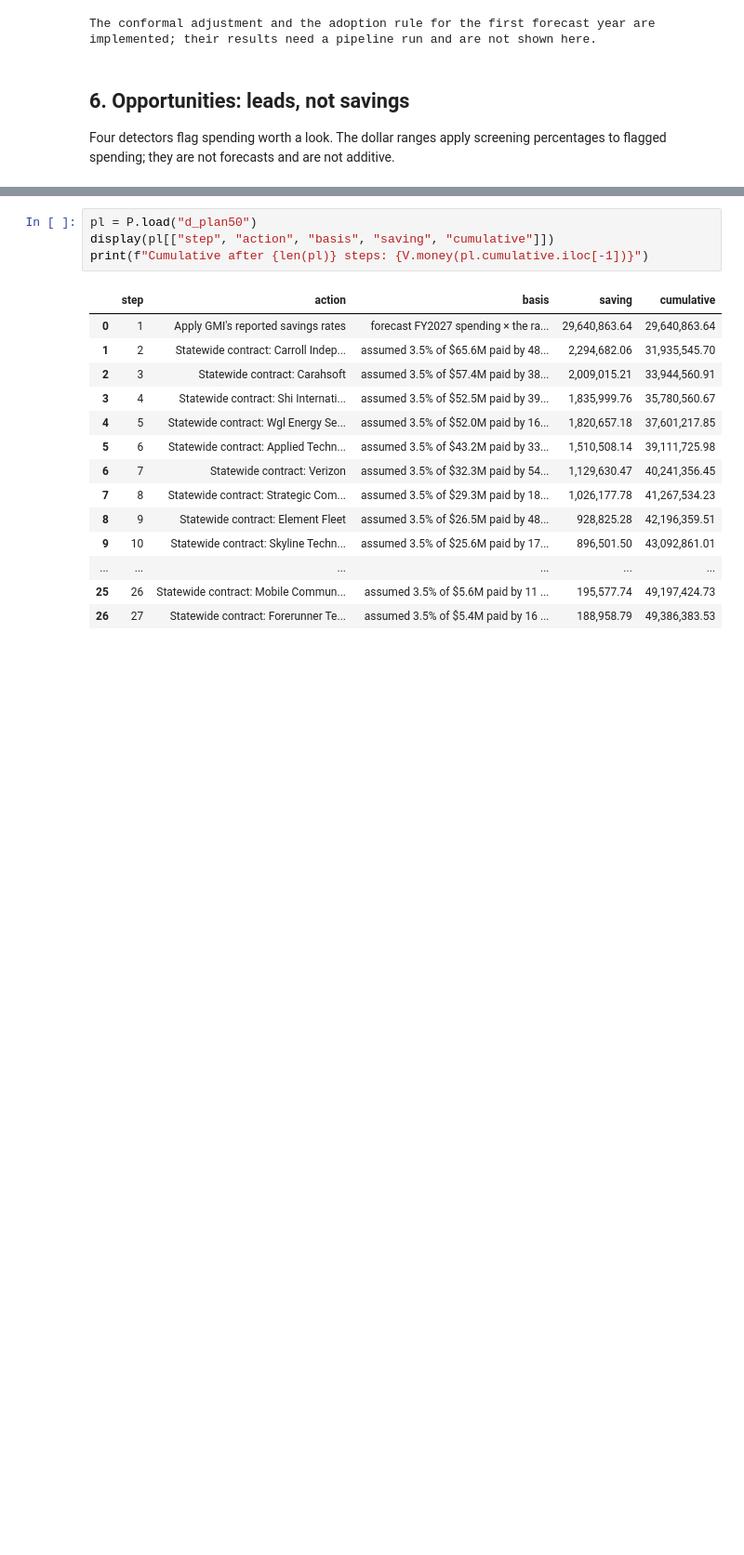
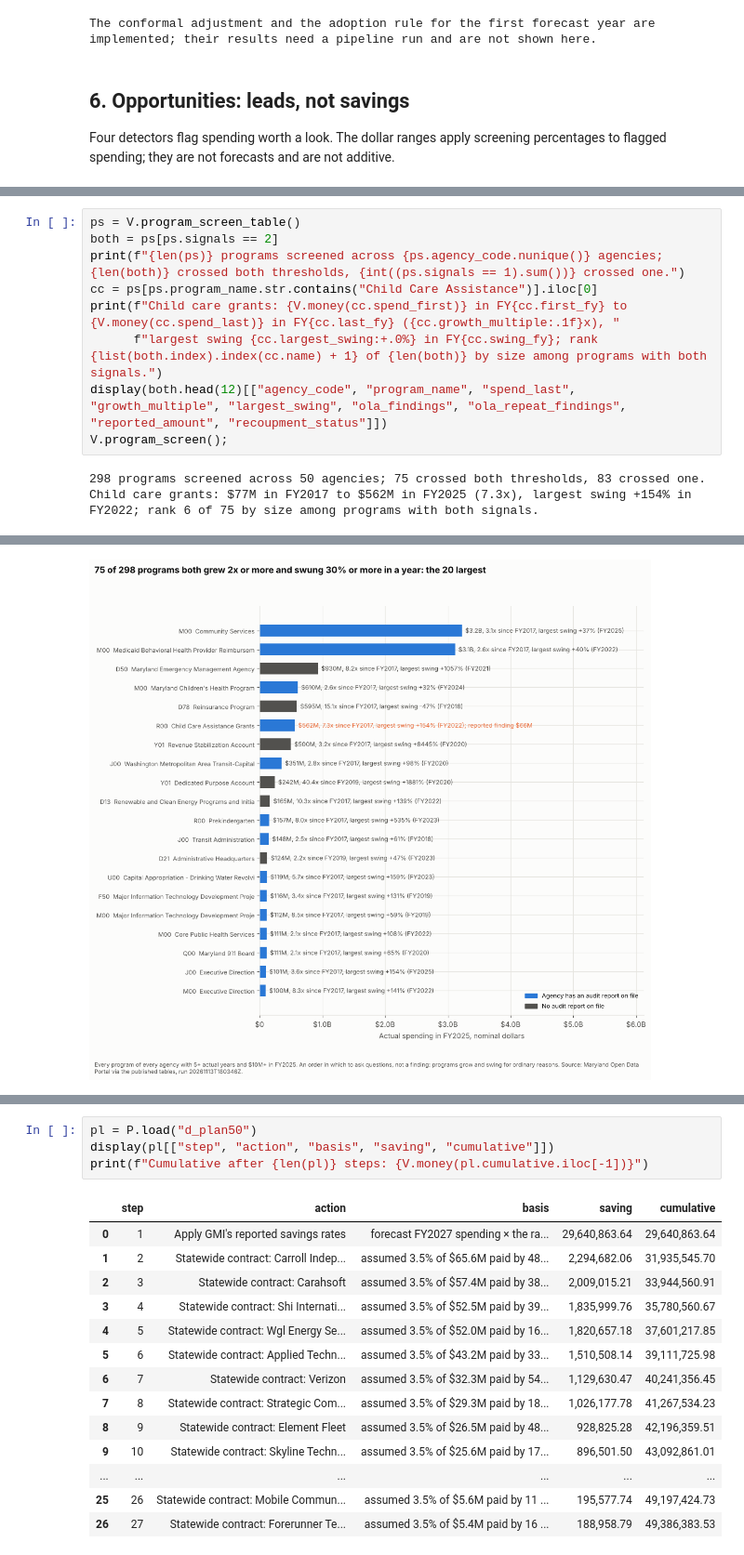
Before and after one commit to EVO3-Ecosystem/gmi-savings-tracker-v3, a Jupyter notebook: notebooks/walkthrough.ipynb, the cells around one changed output, grey strips where cells are left out. Shown at 93% size. Saved outputs shown, nothing was run; the diff lists cells and outputs as text; blank space fills up the shorter version.

```diff
--- a/notebooks/walkthrough.ipynb
+++ b/notebooks/walkthrough.ipynb
@@ -162,0 +166,12 @@ V.opportunities();
+# %%
+ps = V.program_screen_table()
+both = ps[ps.signals == 2]
+print(f"{len(ps)} programs screened across {ps.agency_code.nunique()} agencies; {len(both)} crossed both thresholds, {int((ps.signals == 1).sum())} crossed one.")
+cc = ps[ps.program_name.str.contains("Child Care Assistance")].iloc[0]
+print(f"Child care grants: {V.money(cc.spend_first)} in FY{cc.first_fy} to {V.money(cc.spend_last)} in FY{cc.last_fy} ({cc.growth_multiple:.1f}x), "
+      f"largest swing {cc.largest_swing:+.0%} in FY{cc.swing_fy}; rank {list(both.index).index(cc.name) + 1} of {len(both)} by size among programs with both signals.")
+display(both.head(12)[["agency_code", "program_name", "spend_last", "growth_multiple", "largest_swing", "ola_findings", "ola_repeat_findings", "reported_amount", "recoupment_status"]])
+V.program_screen();
+# %% [output]
+298 programs screened across 50 agencies; 75 crossed both thresholds, 83 crossed one.
+Child care grants: $77M in FY2017 to $562M in FY2025 (7.3x), largest swing +154% in FY2022; rank 6 of 75 by size among programs with both signals.
@@ -162,0 +191 @@ V.opportunities();
+[figure, added]
```
Also changed, not shown: parts of 7 cells of this notebook, 17 other files.
